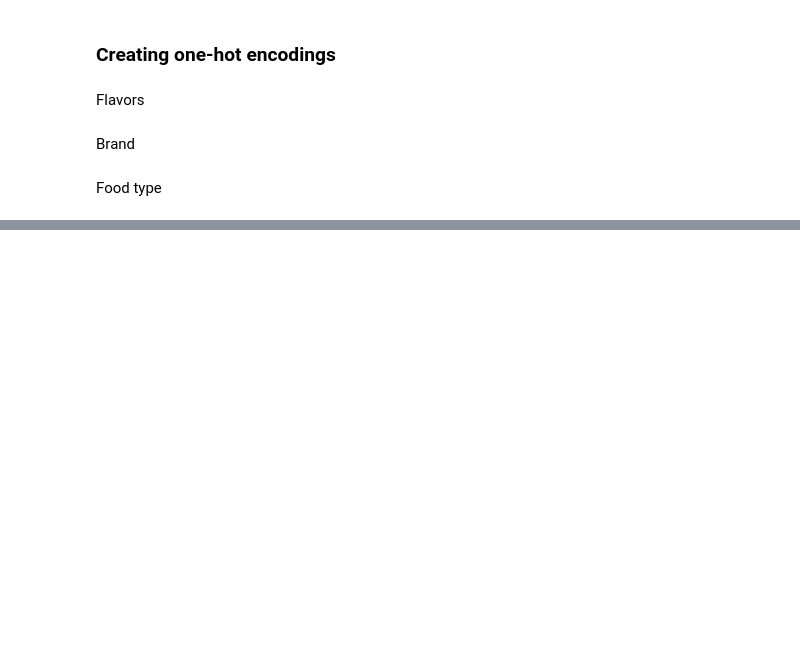
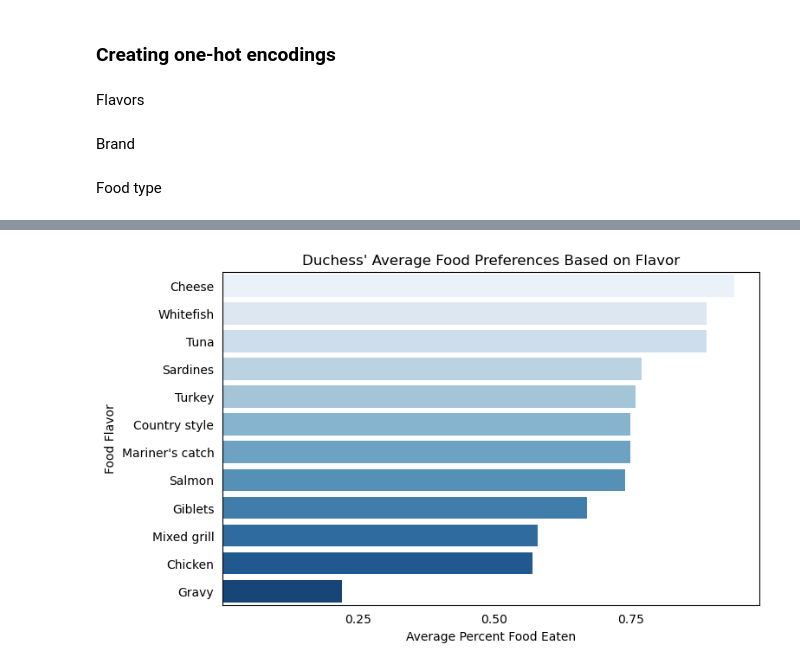
Before and after one commit to wdreames/duchess-eating-habits, a Jupyter notebook: src/duchess-eating-habits-analysis.ipynb, the cells around one changed output, grey strips where cells are left out. Saved outputs shown, nothing was run; the diff lists cells and outputs as text; code cells hidden in the pictures; blank space fills up the shorter version.

Commit message:
Made some plots

```diff
--- a/src/duchess-eating-habits-analysis.ipynb
+++ b/src/duchess-eating-habits-analysis.ipynb
@@ -196,3 +217,0 @@ df.head()
-# %%
-df = df.drop('immediate_eaten', axis=1)
-df = df.drop('total_eaten', axis=1)
@@ -222,0 +271,34 @@ df
+# %%
+# Plotting the average percent eaten for each food flavor
+
+features_to_not_use = ['Microwaved', 'Added Water', 'immediate_eaten', 'total_eaten',
+       'satisfactory_immediate_eaten', 'satisfactory_total_eaten',
+       'previous_total_eaten', 'num_same_previous_meals', 'lunch',
+       'initially_cold', 'blue wilderness', 'friskies',
+       'open nature', 'chunky extra gravy', 'meaty bits', 'pate',
+       'prime filets', 'shreds']
+
+averages = dict()
+
+for feature in df.columns:
+    if feature in features_to_not_use:
+        continue
+    averages[feature.capitalize()] = [round(df[df[feature] == 1]['total_eaten'].mean(), 2)]
+
+
+averages_df = pd.DataFrame.from_dict(averages)
+averages_df = averages_df.sort_values(0, axis=1, ascending=False)
+
+fig, ax = plt.subplots(figsize=(8, 5))
+sns.barplot(averages_df, orient="h", palette="Blues")
+
+ax.set_xlabel('Average Percent Food Eaten')
+ax.set_ylabel('Food Flavor')
+ax.set_title("Duchess' Average Food Preferences Based on Flavor")
+
+ax.set_xticks([0.25, 0.5, 0.75])
+plt.tick_params(left=False, bottom=False)
+plt.savefig('../images/average-based-on-flavor')
+_;
+# %% [output]
+[figure, added]
```
Also changed, not shown: parts of 41 cells of this notebook, 6 other files.
